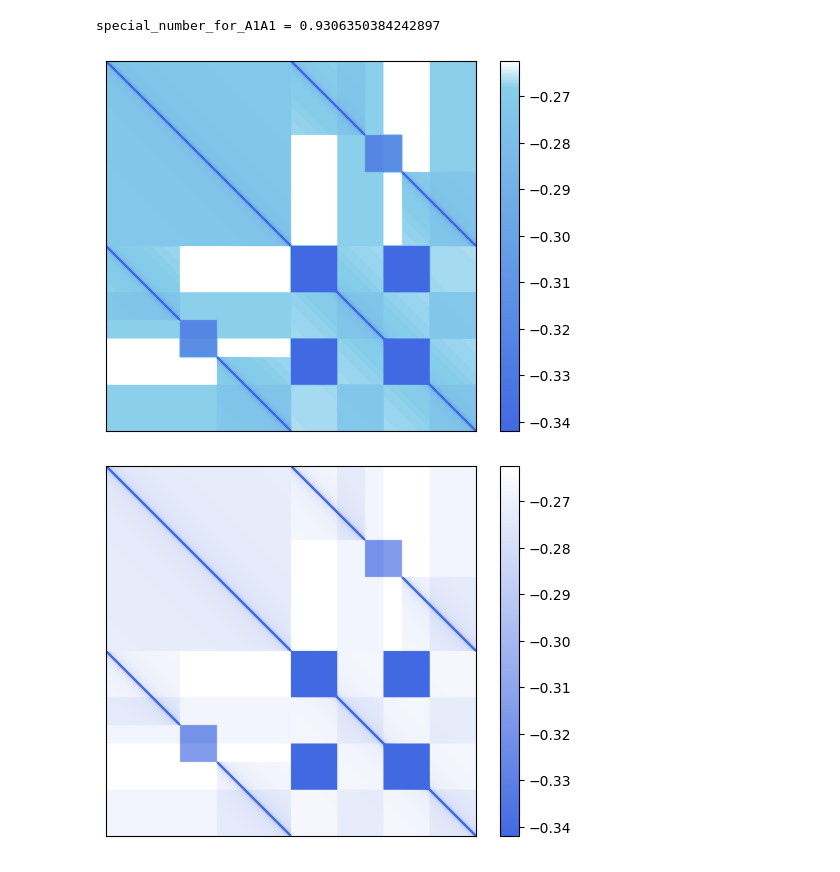
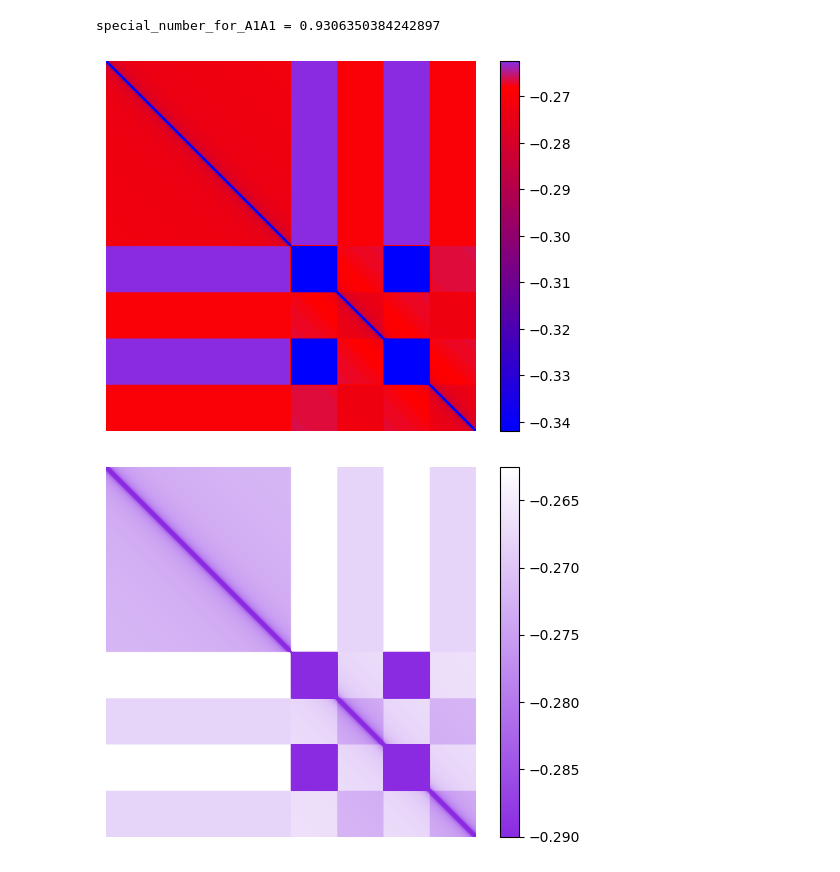
Before and after one commit to DiPierroLab/Douglas, a Jupyter notebook: 2_make_lambdas/visualize_lambdas.ipynb, the cells around one changed output. Cells and saved outputs as stored; diff of their text form; code cells hidden in the pictures.

```diff
--- a/2_make_lambdas/visualize_lambdas.ipynb
+++ b/2_make_lambdas/visualize_lambdas.ipynb
@@ -4,7 +4,8 @@ import matplotlib.pyplot as plt #pyplot is a sub-module of matplotlib which does
 import numpy as np
 # %%
 path = "/Users/douglas/Documents/Features Transfer/store lambdas/"
-directory = 666 #directory number
+savepath = "/Users/douglas/Documents/Features Transfer/figures/"
+directory = 197 #directory number
 Lambdas = np.loadtxt(path+"lambdas"+str(directory)+".txt",delimiter=",")
 # %%
 # setup to plot lambdas
@@ -26,30 +27,38 @@ special_number_for_A1A1 = 0.9306350384242897
 # %%
 # Plot lambdas
 
 # Make a colormap to distinguish the three type-to-type interactions by color.
-colors = ['royalblue','skyblue','white']
-#colors = ['black','lightgray','white']
+#colors = ['royalblue','skyblue','white']
+#colors = ['dimgray','lightgray','white']
+colors = ['blue','red','blueviolet']
 my_cmap = mpl.colors.LinearSegmentedColormap.from_list("my_cmap", list(zip(nodes,colors)))
 
-plt.imshow(Lambdas,vmin=vmin,vmax =vmax,cmap=my_cmap)
+for spine in plt.gca().spines.values():#Removes the frame box
+    spine.set_visible(False)
+
+plt.box('False')
+plt.imshow(Lambdas,vmin=vmin,vmax=vmax,cmap=my_cmap)
 plt.colorbar()
 plt.tick_params(left = False, right = False , labelleft = False , labelbottom = False, bottom = False)#Remove ticks and axis labels.
-plt.savefig(path+"lambdas"+str(directory)+".pdf")
+plt.savefig(savepath+"lambdas"+str(directory)+".pdf")
 plt.show()
 # %% [output]
-[figure, old version]
+[figure, new version]
 # %%
 # Plot lambdas
 
 # Make a colormap that doesn't distinguish the three type-to-type interactions by color.
-colors = ['royalblue','white']
+colors = ['blueviolet','white']
 #colors = ['black','white']
 my_cmap = mpl.colors.LinearSegmentedColormap.from_list("my_cmap", list(zip([0,1],colors)))
 
-plt.imshow(Lambdas,vmin=vmin,vmax =vmax,cmap=my_cmap)
+for spine in plt.gca().spines.values():#Removes the frame box
+    spine.set_visible(False)
+
+plt.imshow(Lambdas,vmin=-0.29,vmax =vmax,cmap=my_cmap)
 plt.colorbar()
 plt.tick_params(left = False, right = False , labelleft = False , labelbottom = False, bottom = False)#Remove ticks and axis labels.
-plt.savefig(path+"lambdas"+str(directory)+".pdf")
+plt.savefig(savepath+"lambdas"+str(directory)+".pdf")
 plt.show()
 # %% [output]
-[figure, old version]
+[figure, new version]
```
Also changed, not shown: 2 other files.
